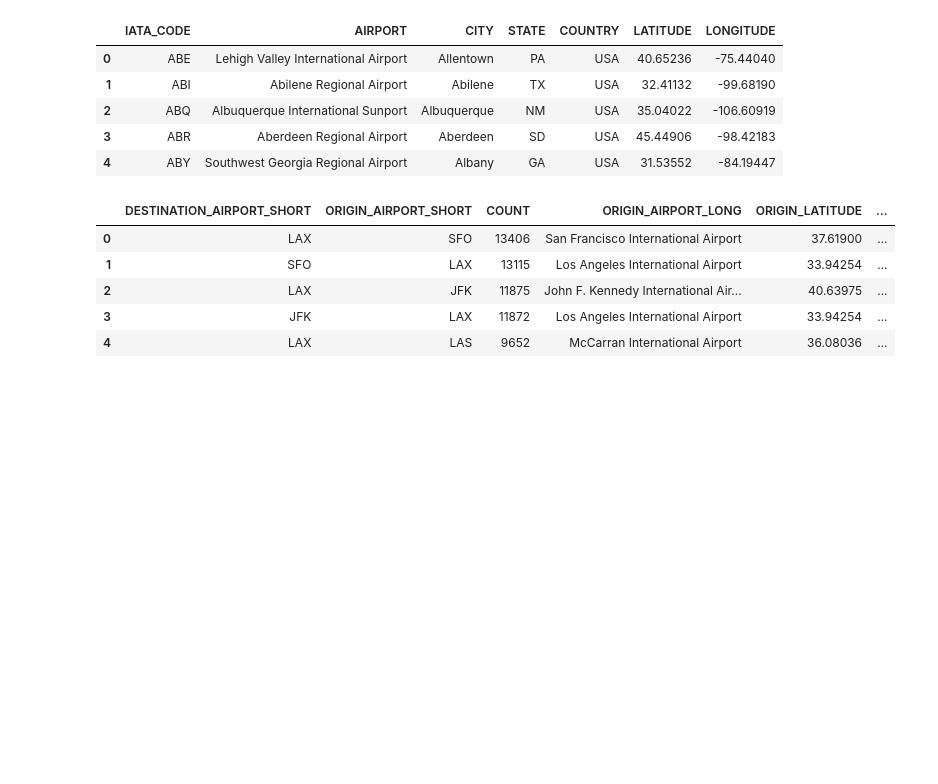
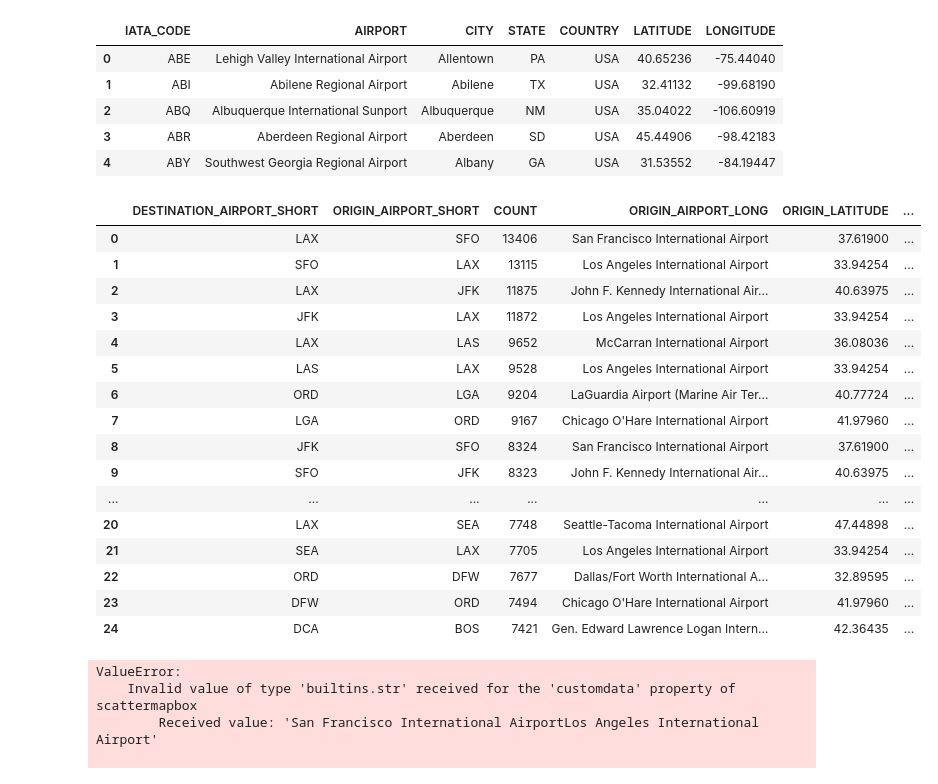
Before and after one commit to FlorianKenner/FlightVisualization, a Jupyter notebook: SecondVisualization_mostCommonRoutes/mostCommonRoutes.ipynb, the cells around one changed output. Saved outputs shown, nothing was run; the diff lists cells and outputs as text; code cells hidden in the pictures; blank space fills up the shorter version.

```diff
--- a/SecondVisualization_mostCommonRoutes/mostCommonRoutes.ipynb
+++ b/SecondVisualization_mostCommonRoutes/mostCommonRoutes.ipynb
@@ -40,33 +40,45 @@ df.rename(columns = {df.columns[0]: "COUNT"}, inplace= True)
 
 df.insert(column= "ORIGIN_AIRPORT_SHORT", loc = 0, value = df.index.get_level_values(0))
 df.insert(column= "DESTINATION_AIRPORT_SHORT", loc = 0, value = df.index.get_level_values(1))
 
 df.insert(column = "ORIGIN_AIRPORT_LONG", loc = 3, value = "")
 df.insert(column = "ORIGIN_LATITUDE", loc = 4, value = "")
 df.insert(column = "ORIGIN_LONGITUDE", loc = 5, value = "")
 
 df.insert(column = "DESTINATION_AIRPORT_LONG", loc = 6, value = "")
 df.insert(column = "DESTINATION_LATITUDE", loc = 7, value = "")
 df.insert(column = "DESTINATION_LONGITUDE", loc = 8, value = "")
 
 
 df["ORIGIN_AIRPORT_LONG"] = df["ORIGIN_AIRPORT_SHORT"].map(AirportDict)
 df["ORIGIN_LATITUDE"] = df["ORIGIN_AIRPORT_SHORT"].map(LatitudeDict)
 df["ORIGIN_LONGITUDE"] = df["ORIGIN_AIRPORT_SHORT"].map(LongitudeDict)
 
 df["DESTINATION_AIRPORT_LONG"] = df["DESTINATION_AIRPORT_SHORT"].map(AirportDict)
 df["DESTINATION_LATITUDE"] = df["DESTINATION_AIRPORT_SHORT"].map(LatitudeDict)
 df["DESTINATION_LONGITUDE"] = df["DESTINATION_AIRPORT_SHORT"].map(LongitudeDict)
 
 df = df.reset_index()
 df.drop(df.columns[[0,1]], axis = 1, inplace = True)
-df.head()
+df = df[:25]
+df.head(50)
 # %% [output]
 |  | DESTINATION_AIRPORT_SHORT | ORIGIN_AIRPORT_SHORT | COUNT | ORIGIN_AIRPORT_LONG | ORIGIN_LATITUDE | ... |
 | 0 | LAX | SFO | 13406 | San Francisco International Airport | 37.61900 | ... |
 | 1 | SFO | LAX | 13115 | Los Angeles International Airport | 33.94254 | ... |
 | 2 | LAX | JFK | 11875 | John F. Kennedy International Air... | 40.63975 | ... |
 | 3 | JFK | LAX | 11872 | Los Angeles International Airport | 33.94254 | ... |
 | 4 | LAX | LAS | 9652 | McCarran International Airport | 36.08036 | ... |
+| 5 | LAS | LAX | 9528 | Los Angeles International Airport | 33.94254 | ... |
+| 6 | ORD | LGA | 9204 | LaGuardia Airport (Marine Air Ter... | 40.77724 | ... |
+| 7 | LGA | ORD | 9167 | Chicago O'Hare International Airport | 41.97960 | ... |
+| 8 | JFK | SFO | 8324 | San Francisco International Airport | 37.61900 | ... |
+| 9 | SFO | JFK | 8323 | John F. Kennedy International Air... | 40.63975 | ... |
+| ... | ... | ... | ... | ... | ... | ... |
+| 20 | LAX | SEA | 7748 | Seattle-Tacoma International Airport | 47.44898 | ... |
+| 21 | SEA | LAX | 7705 | Los Angeles International Airport | 33.94254 | ... |
+| 22 | ORD | DFW | 7677 | Dallas/Fort Worth International A... | 32.89595 | ... |
+| 23 | DFW | ORD | 7494 | Chicago O'Hare International Airport | 41.97960 | ... |
+| 24 | DCA | BOS | 7421 | Gen. Edward Lawrence Logan Intern... | 42.36435 | ... |
 # %%
 # exporting the re-organized dataframe as csv to use it in an html doc
@@ -73,0 +86,41 @@ df.to_csv("DataFrameForMostCommonRoutes.csv")
+# %%
+import random
+color = "%06x" % random.randint(0, 0xFFFFFF)
+
+accessToken = 'pk.eyJ1IjoiZmxvcmFpbmsiLCJhIjoiY2wxbjh1cGZyMDl6YjNlcGd4MXZ2bDNoeSJ9.FzxEZ_wKMQ-sZn9L9vBKWQ'
+
+
+fig = go.Figure(go.Scattermapbox(
+    mode = "markers+lines",
+    marker = {'size': 10}))
+
+
+fig.update_layout(
+    margin ={'l':0,'t':0,'b':0,'r':0},
+    mapbox = {
+        'center': {'lon': -100, 'lat': 38},
+        'style': "dark",
+        'zoom': 3,
+        'accesstoken': accessToken})
+for i, row in df.iterrows():
+    fig.add_trace(go.Scattermapbox(
+        mode = "markers+lines",
+        lat = [row.ORIGIN_LATITUDE, row.DESTINATION_LATITUDE ],
+        lon = [row.ORIGIN_LONGITUDE, row.DESTINATION_LONGITUDE],
+        name = row.ORIGIN_AIRPORT_SHORT + " to " +  row.DESTINATION_AIRPORT_SHORT,
+        line = dict(
+            width = row.COUNT / 3000,
+        ),
+        opacity = 0.75,
+        customdata = row.ORIGIN_AIRPORT_LONG + row.DESTINATION_AIRPORT_LONG,
+        hovertemplate = "%{customdata}"
+    ))
+    if i >= 20:
+        break
+
+fig.show()
+# %% [output]
+ValueError:
+    Invalid value of type 'builtins.str' received for the 'customdata' property of scattermapbox
+        Received value: 'San Francisco International AirportLos Angeles International Airport'
+
```
Also changed, not shown: parts of 1 cell of this notebook, 3 other files.
